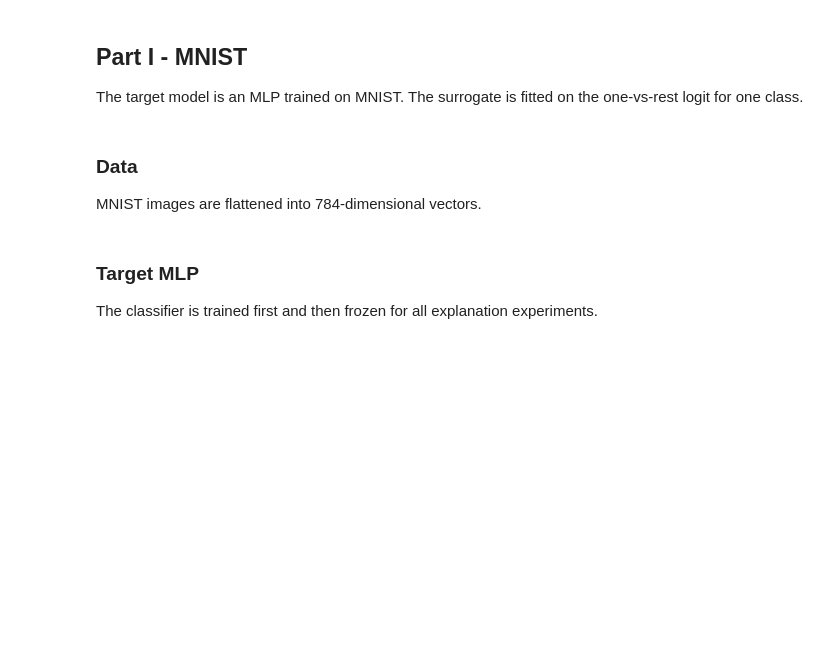
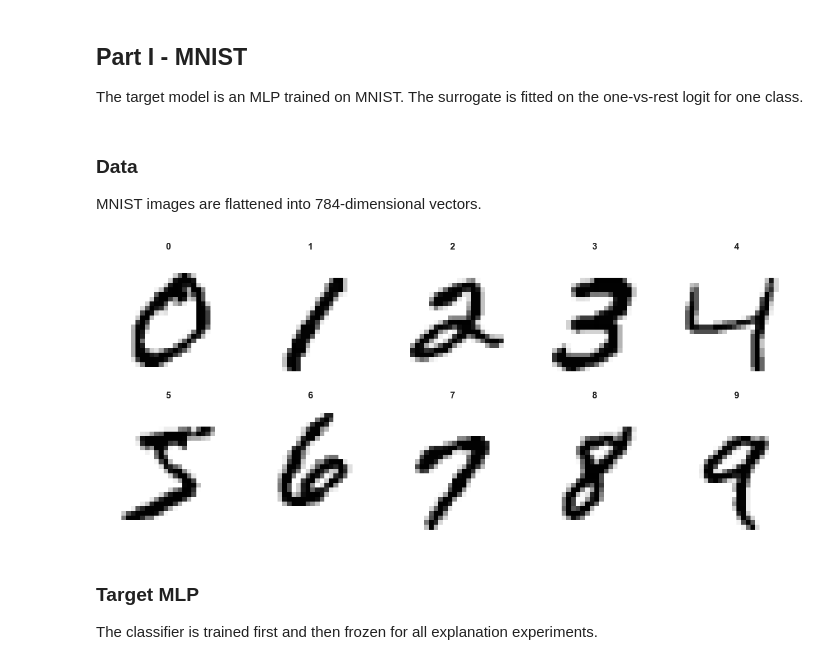
Before and after one commit to Vehils-Vinals/DL_DMM_MEM, a Jupyter notebook: mnist_dmm_men_colab.ipynb, the cells around one changed output. Saved outputs shown, nothing was run; the diff lists cells and outputs as text; code cells hidden in the pictures; blank space fills up the shorter version.

Commit message:
Update notebook and report figures

```diff
--- a/mnist_dmm_men_colab.ipynb
+++ b/mnist_dmm_men_colab.ipynb
@@ -31,8 +31,25 @@ plt.style.use("seaborn-v0_8-whitegrid")
 plt.rcParams.update(
     {
         "figure.dpi": 120,
+        "font.size": 10,
+        "axes.labelsize": 10,
+        "axes.titlesize": 11,
+        "axes.titleweight": "semibold",
+        "axes.titlepad": 6,
+        "xtick.labelsize": 9,
+        "ytick.labelsize": 9,
+        "legend.fontsize": 9,
         "axes.spines.top": False,
         "axes.spines.right": False,
-        "axes.titleweight": "semibold",
     }
 )
+
+
+def flatten_axes(axes):
+    return np.ravel(np.atleast_1d(axes)).tolist()
+
+
+def add_shared_colorbar(fig, image, axes, label):
+    cbar = fig.colorbar(image, ax=flatten_axes(axes), fraction=0.025, pad=0.02)
+    cbar.set_label(label)
+    return cbar
@@ -96,19 +116,19 @@ MNIST images are flattened into 784-dimensional vectors.
 # %%
 data = load_mnist_data(flatten=True)
 x_train = data["x_train"]
 y_train = data["y_train"]
 x_test = data["x_test"]
 y_test = data["y_test"]
 
 sample_indices = [int(np.flatnonzero(y_train == digit)[0]) for digit in range(10)]
-fig, axes = plt.subplots(2, 5, figsize=(12, 5))
+fig, axes = plt.subplots(2, 5, figsize=(10.5, 4.4), constrained_layout=True)
 for ax, digit, idx in zip(axes.ravel(), range(10), sample_indices):
     ax.imshow(reshape_heatmap(x_train[idx], (28, 28)), cmap="gray_r")
-    ax.set_title(f"Digit {digit}", fontsize=10)
+    ax.set_title(str(digit), fontsize=10)
     ax.axis("off")
-fig.suptitle("MNIST examples in the raw input space", fontsize=16, y=1.02)
-plt.tight_layout()
 plt.show()
+# %% [output]
+[figure, added]
 # %% [markdown]
 ### Target MLP
 
```
Also changed, not shown: parts of 16 cells of this notebook, 6 other files.
